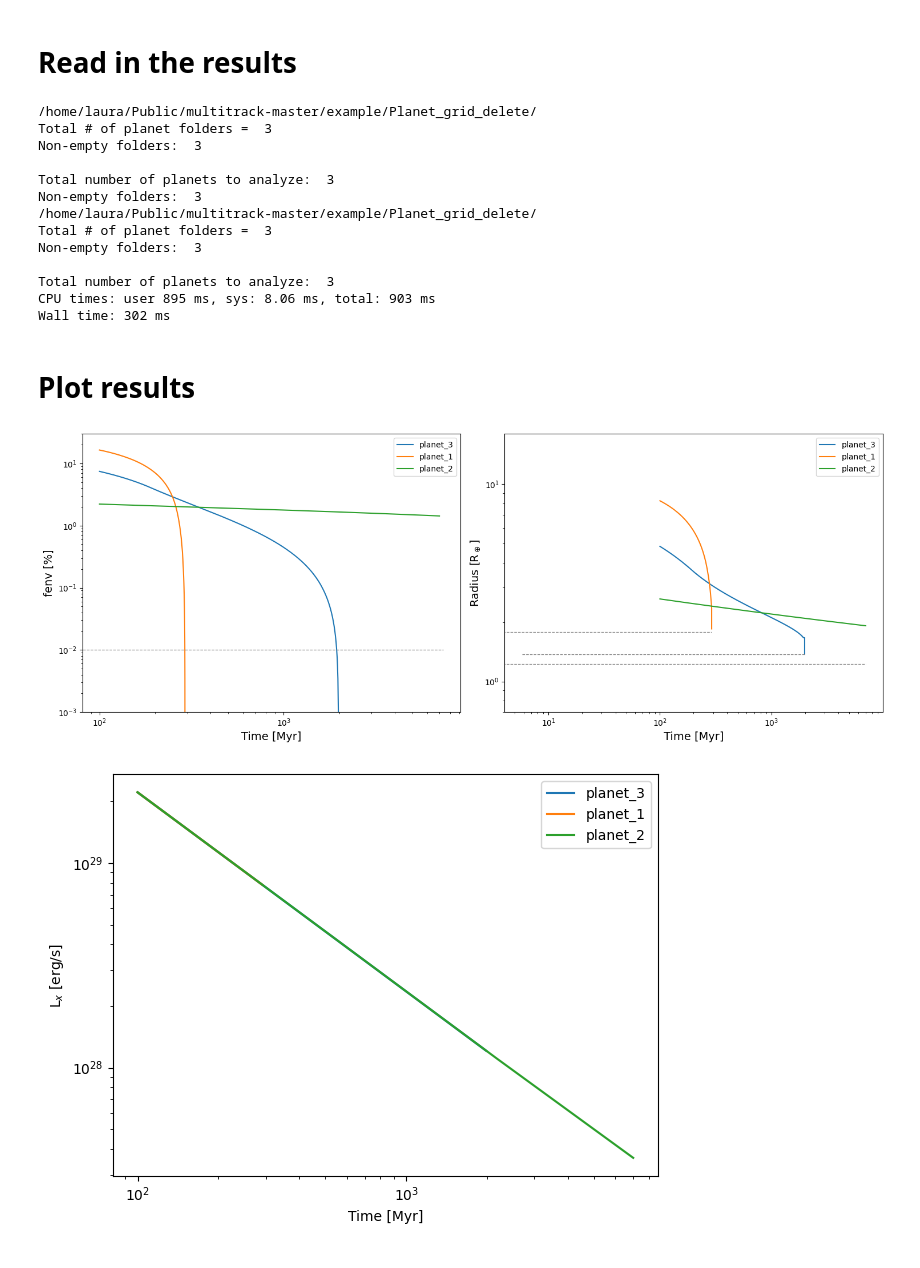
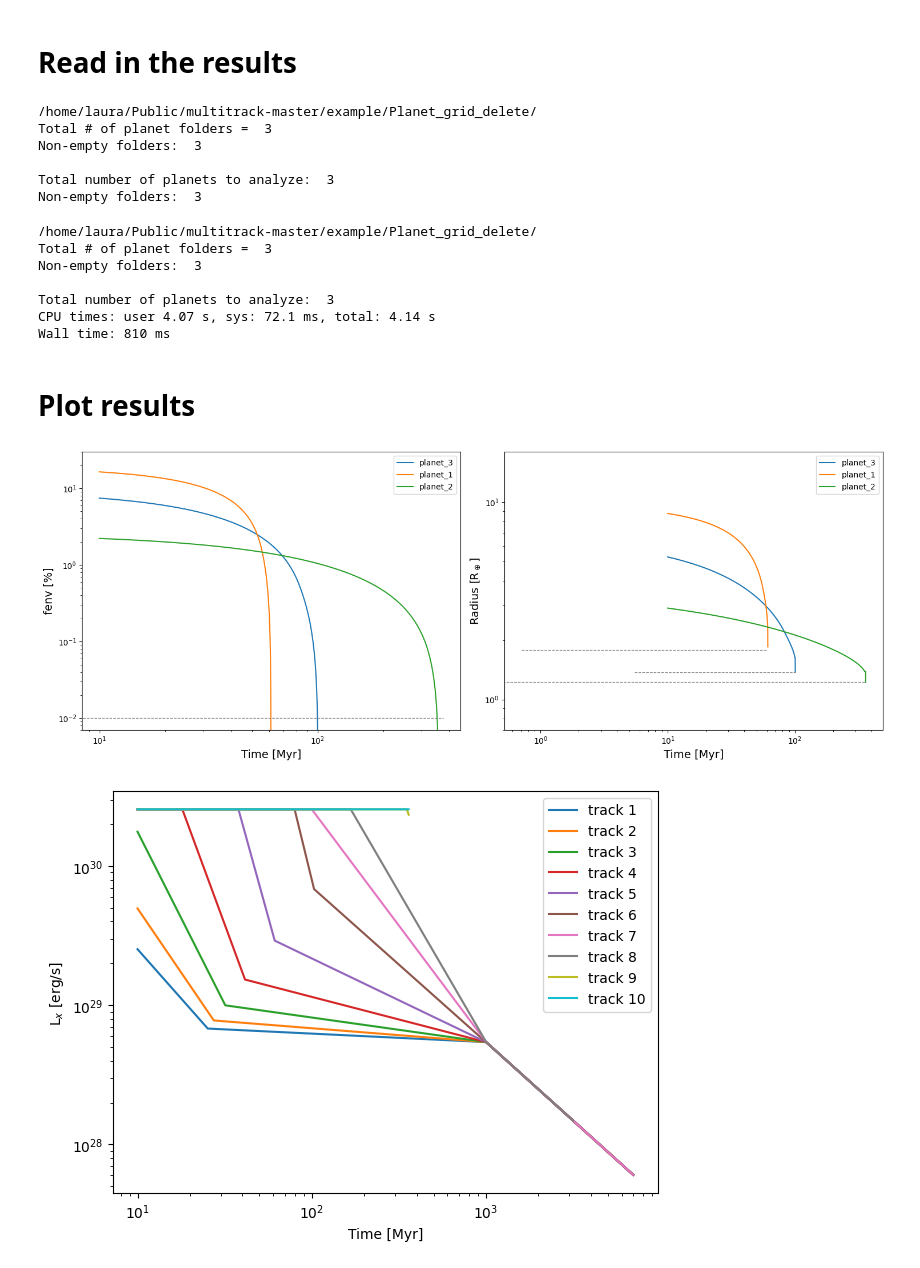
Before and after one commit to lketzer/multitrack, a Jupyter notebook: example/Test_platypos_and_multi_track.ipynb, the cells around one changed output. Saved outputs shown, nothing was run; the diff lists cells and outputs as text; code cells hidden in the pictures.

```diff
--- a/example/Test_platypos_and_multi_track.ipynb
+++ b/example/Test_platypos_and_multi_track.ipynb
@@ -135,7 +135,7 @@ different_track_params_list = [track10]#[track1, track2, track3, track4, track5,
 # %%
-different_track_params_list=[{'t_start': age_star, 'Lx_max': 7.303186260612721e+29, 't_sat': 16.0, 'dt_drop': 30.0, 'Lx_drop_factor': 1.55, 't_curr': 2000.0, 'Lx_curr': 1.2e+28, 't_5Gyr': 5000.0, 'Lx_5Gyr': 5e+27, 'Lx_star': 4.599298017152497e+28},
-                             {'t_start': age_star, 'Lx_max': 7.303186260612721e+29, 't_sat': 24.0, 'dt_drop': 30.0, 'Lx_drop_factor': 1.0, 't_curr': 2000.0, 'Lx_curr': 1.2e+28, 't_5Gyr': 5000.0, 'Lx_5Gyr': 5e+27, 'Lx_star': 4.599298017152497e+28},
-                             {'t_start': age_star, 'Lx_max': 7.303186260612721e+29, 't_sat': 40.0, 'dt_drop': 30.0, 'Lx_drop_factor': 0.6, 't_curr': 2000.0, 'Lx_curr': 1.2e+28, 't_5Gyr': 5000.0, 'Lx_5Gyr': 5e+27, 'Lx_star': 4.599298017152497e+28},
+different_track_params_list=[{'t_start': age_star, 'Lx_max': 1e+30, 't_sat': 16.0, 'dt_drop': 30.0, 'Lx_drop_factor': 1.55, 't_curr': 2000.0, 'Lx_curr': 1.2e+28, 't_5Gyr': 5000.0, 'Lx_5Gyr': 5e+27, 'Lx_star': 4.599298017152497e+28},
+                             {'t_start': age_star, 'Lx_max': 1e+30, 't_sat': 24.0, 'dt_drop': 30.0, 'Lx_drop_factor': 1.0, 't_curr': 2000.0, 'Lx_curr': 1.2e+28, 't_5Gyr': 5000.0, 'Lx_5Gyr': 5e+27, 'Lx_star': 4.599298017152497e+28},
+                             {'t_start': age_star, 'Lx_max': 1e+30, 't_sat': 40.0, 'dt_drop': 30.0, 'Lx_drop_factor': 0.6, 't_curr': 2000.0, 'Lx_curr': 1.2e+28, 't_5Gyr': 5000.0, 'Lx_5Gyr': 5e+27, 'Lx_star': 4.599298017152497e+28},
                              {'t_start': age_star, 'Lx_max': 7.303186260612721e+29, 't_sat': 68.0, 'dt_drop': 30.0, 'Lx_drop_factor': 0.4, 't_curr': 2000.0, 'Lx_curr': 1.2e+28, 't_5Gyr': 5000.0, 'Lx_5Gyr': 5e+27, 'Lx_star': 4.599298017152497e+28},
                              {'t_start': age_star, 'Lx_max': 7.303186260612721e+29, 't_sat': 125.0, 'dt_drop': 30.0, 'Lx_drop_factor': 0.25, 't_curr': 2000.0, 'Lx_curr': 1.2e+28, 't_5Gyr': 5000.0, 'Lx_5Gyr': 5e+27, 'Lx_star': 4.599298017152497e+28},
                              {'t_start': age_star, 'Lx_max': 7.303186260612721e+29, 't_sat': 250.0, 'dt_drop': 30.0, 'Lx_drop_factor': 0.25, 't_curr': 2000.0, 'Lx_curr': 1.2e+28, 't_5Gyr': 5000.0, 'Lx_5Gyr': 5e+27, 'Lx_star': 4.599298017152497e+28}]
@@ -237,7 +237,7 @@ path_save = os.getcwd()+"/"
 # specify run parameters (necessary to calculate some additional parameters)
 add_parameters = {"epsilon": epsilon,
                   "beta_settings": beta_settings,
-                  "K_on": K,
+                  "K_on": K_on,
                   "mass_loss_calc": mass_loss_calc,
                   "relation_EUV": relation_EUV}
 
@@ -258,13 +258,13 @@ Non-empty folders:  3
 
 Total number of planets to analyze:  3
 Non-empty folders:  3
-/home/laura/Public/multitrack-master/example/Planet_grid_delete/
-Total # of planet folders =  3
-Non-empty folders:  3
-
-Total number of planets to analyze:  3
-CPU times: user 895 ms, sys: 8.06 ms, total: 903 ms
-Wall time: 302 ms
+/home/laura/Public/multitrack-master/example/Planet_grid_delete/
+Total # of planet folders =  3
+Non-empty folders:  3
+
+Total number of planets to analyze:  3
+CPU times: user 4.07 s, sys: 72.1 ms, total: 4.14 s
+Wall time: 810 ms
 # %%
 # ###
 # pl_ChRo_d, tracks_dict_n_d = read_in_PLATYPOS_results_df_new(os.path.join(path, name), len(different_track_params_list), return_second_to_last=False)
@@ -278,7 +278,7 @@ Wall time: 302 ms
 # %% [markdown]
 # Plot results
 # %%
-track = 1
+track = 10
 fig, axs = plt.subplots(1,2, figsize=(15,6))
 
 for pl in list(pl_df_dict.keys()):
@@ -292,7 +292,7 @@ for pl in list(pl_df_dict.keys()):
     axs[1].hlines(plmoLoFo14.calculate_core_radius(pl_df.loc[pl]["core_mass"]), xlim[0], xmax, ls="--", lw=0.9, color="grey")
 
 axs[0].hlines(1e-2, xlim[0], xlim[1], ls="--", lw=0.9, color="grey")
-axs[0].set_ylim(1e-3, 30)
+axs[0].set_ylim(0.7e-2, 30)
 axs[0].set_ylabel("fenv [%]", size=14)
 
 axs[1].set_ylim(0.7, 18)
@@ -305,16 +305,18 @@ for ax in axs:
     ax.legend()
 plt.tight_layout(rect=[0, 0.03, 1, 0.98]);
 # %% [output]
-[figure, old version]
+[figure, new version]
 # %%
 fig, ax = plt.subplots()
-for pl in list(pl_df_dict.keys()):
+
+pl = 'planet_2'
+for track in range(1, len(track_dict[random.choice(list(track_dict.keys()))])+1):
     df_pl = pl_df_dict[pl]
-    ax.plot(df_pl["t"+str(track)], df_pl["Lx"+str(track)], ls="-", marker="None", label=pl)
+    ax.plot(df_pl["t"+str(track)], df_pl["Lx"+str(track)], ls="-", marker="None", label=f'track {track}')
 
 ax.set_yscale("log"); ax.set_xscale("log")
 ax.set_ylabel("L$_x$ [erg/s]"); ax.set_xlabel("Time [Myr]")
 ax.legend()
 plt.tight_layout();
 # %% [output]
-[figure, old version]
+[figure, new version]
```
Also changed, not shown: parts of 8 cells of this notebook.
